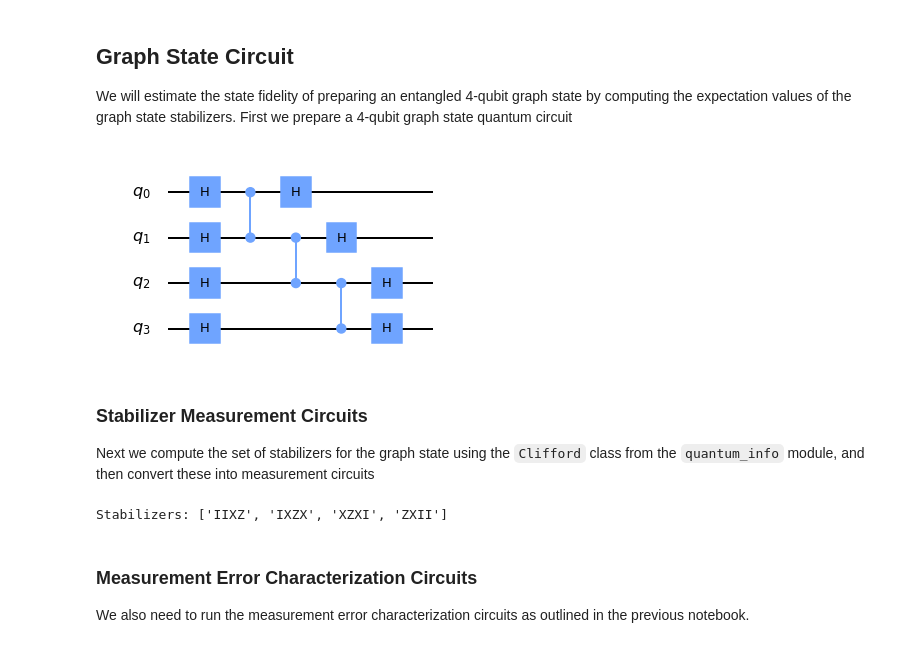
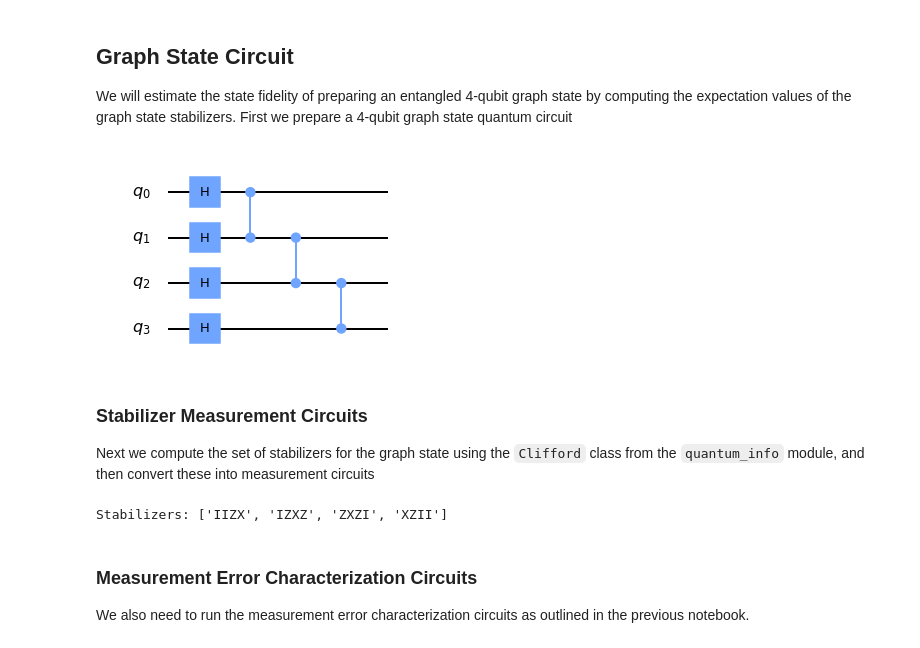
Before and after one commit to chriseclectic/ncemntqc, a Jupyter notebook: notebooks/4_meas_mit.ipynb, the cells around one changed output. Cells and saved outputs as stored; diff of their text form; code cells hidden in the pictures.

Commit message:
Update graph state example to use circuit library

```diff
--- a/notebooks/4_meas_mit.ipynb
+++ b/notebooks/4_meas_mit.ipynb
@@ -112,16 +112,17 @@ def stabilizer_fidelity(expvals):
 We will estimate the state fidelity of preparing an entangled 4-qubit graph state by computing the expectation values of the graph state stabilizers. First we prepare a 4-qubit graph state quantum circuit
 # %%
 num_qubits = 4
-coupling_graph = [[0, 1], [1, 2], [2, 3]]
+adjmat = [[0, 1, 0, 0], [1, 0, 1, 0], [0, 1, 0, 1], [0, 0, 1, 0]]
+state_circuit = qiskit.circuit.library.GraphState(adjmat)
 
-state_circuit = qiskit.QuantumCircuit(num_qubits)
-state_circuit.h(range(num_qubits))
-for i, j in coupling_graph:
-    state_circuit.cz(i, j)
-state_circuit.h(range(num_qubits))
+# state_circuit = qiskit.QuantumCircuit(num_qubits)
+# state_circuit.h(range(num_qubits))
+# for i, j in coupling_graph:
+#     state_circuit.cz(i, j)
+# state_circuit.h(range(num_qubits))
 state_circuit.draw('mpl')
 # %% [output]
-[figure, old version]
+[figure, new version]
 # %% [markdown]
 ### Stabilizer Measurement Circuits
 
@@ -131,7 +132,7 @@ clifford = qi.Clifford(state_circuit)
 stabilizers = clifford.stabilizer.pauli.to_labels()
 print('Stabilizers:', stabilizers)
 # %% [output]
-Stabilizers: ['IIXZ', 'IXZX', 'XZXI', 'ZXII']
+Stabilizers: ['IIZX', 'IZXZ', 'ZXZI', 'XZII']
 # %%
 stabilizer_circuits = [stabilizer_measure_circuit(stab, state_circuit)
                        for stab in stabilizers]
```
Also changed, not shown: parts of 4 cells of this notebook, 4 other files.
